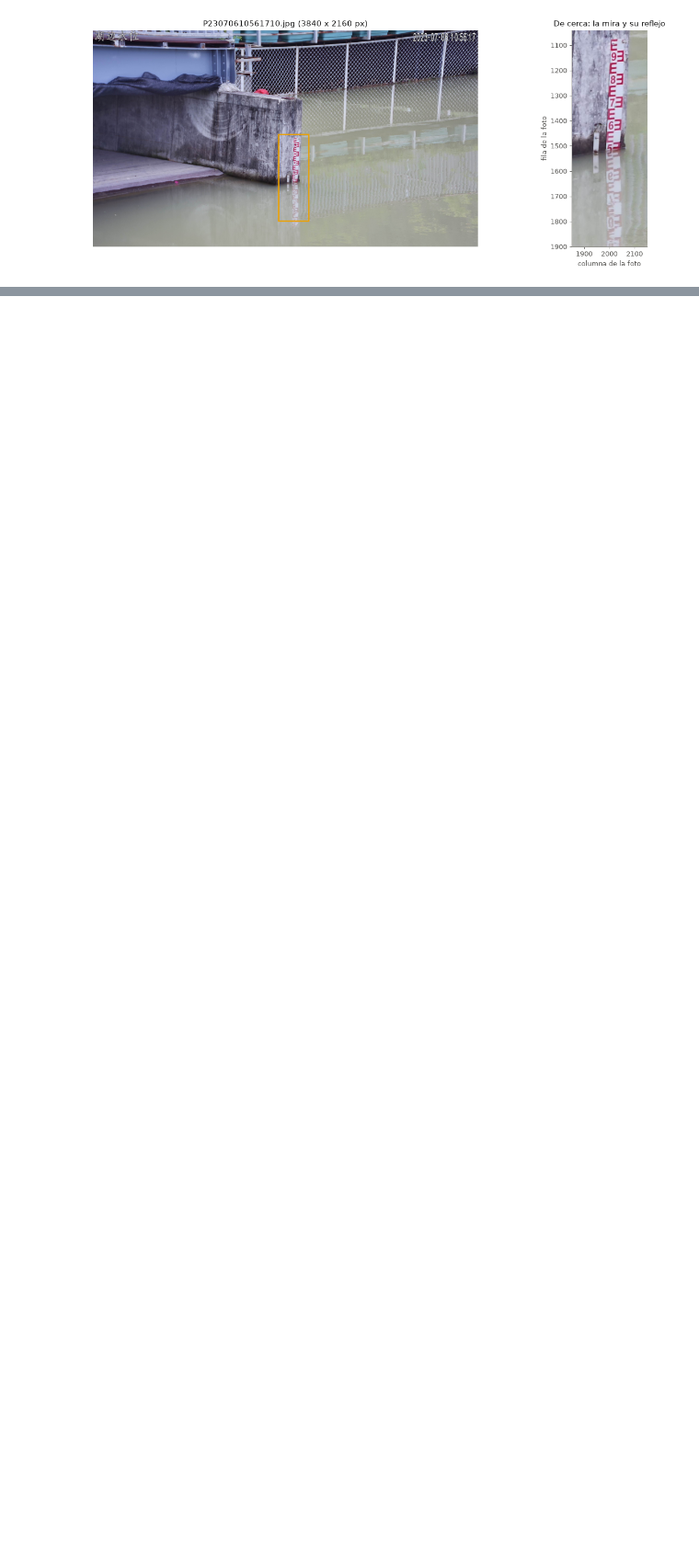
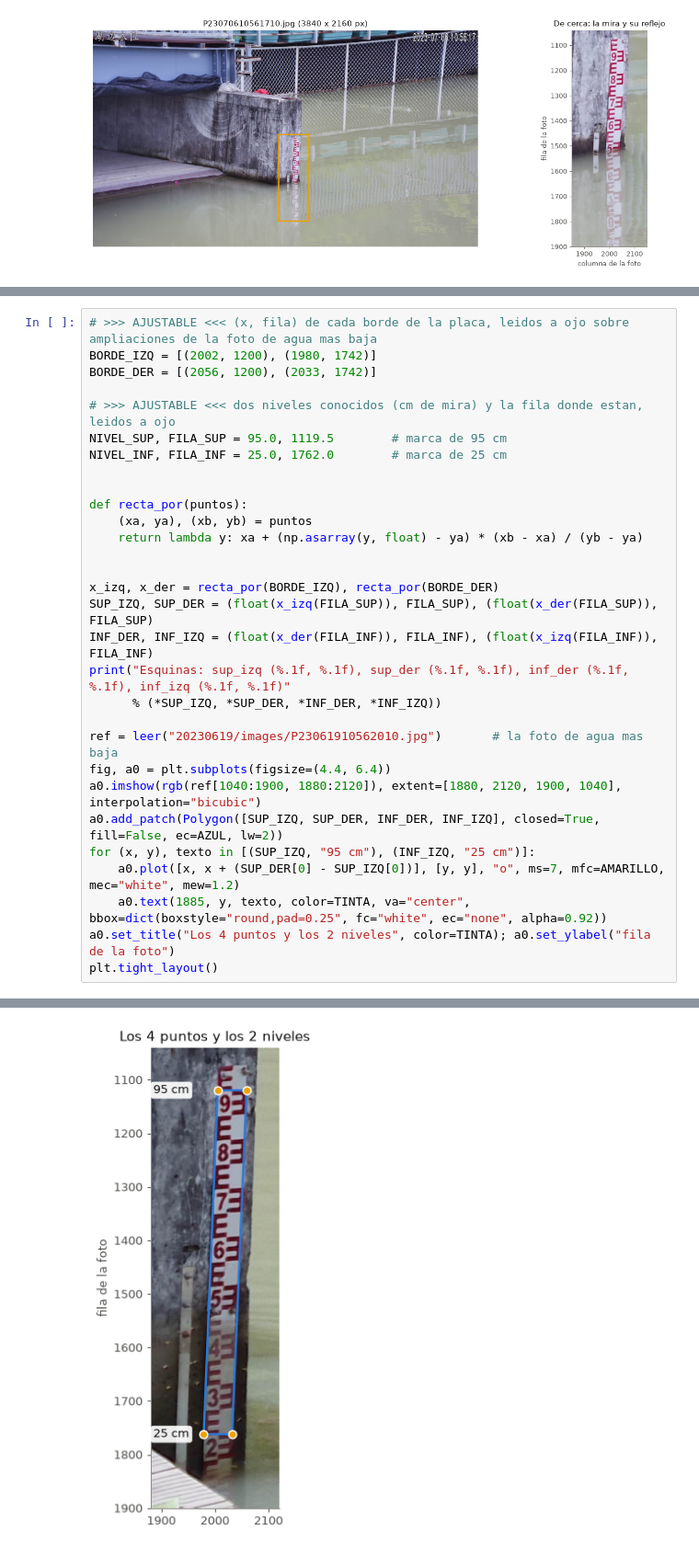
Before and after one commit to SCaballero427/medicion-de-nivel-en-canales-abiertos, a Jupyter notebook: 02_lago_china_primera_mejora/02_lago_china_primera_mejora.ipynb, the cells around one changed output, grey strips where cells are left out. Shown at 92% size. Drawn from its saved outputs; the diff is of its cells as text; blank space fills up the shorter version.

```diff
--- a/02_lago_china_primera_mejora/02_lago_china_primera_mejora.ipynb
+++ b/02_lago_china_primera_mejora/02_lago_china_primera_mejora.ipynb
@@ -137,0 +142,31 @@ plt.tight_layout()
+# %%
+# >>> AJUSTABLE <<< (x, fila) de cada borde de la placa, leidos a ojo sobre ampliaciones de la foto de agua mas baja
+BORDE_IZQ = [(2002, 1200), (1980, 1742)]
+BORDE_DER = [(2056, 1200), (2033, 1742)]
+
+# >>> AJUSTABLE <<< dos niveles conocidos (cm de mira) y la fila donde estan, leidos a ojo
+NIVEL_SUP, FILA_SUP = 95.0, 1119.5        # marca de 95 cm
+NIVEL_INF, FILA_INF = 25.0, 1762.0        # marca de 25 cm
+
+
+def recta_por(puntos):
+    (xa, ya), (xb, yb) = puntos
+    return lambda y: xa + (np.asarray(y, float) - ya) * (xb - xa) / (yb - ya)
+
+
+x_izq, x_der = recta_por(BORDE_IZQ), recta_por(BORDE_DER)
+SUP_IZQ, SUP_DER = (float(x_izq(FILA_SUP)), FILA_SUP), (float(x_der(FILA_SUP)), FILA_SUP)
+INF_DER, INF_IZQ = (float(x_der(FILA_INF)), FILA_INF), (float(x_izq(FILA_INF)), FILA_INF)
+print("Esquinas: sup_izq (%.1f, %.1f), sup_der (%.1f, %.1f), inf_der (%.1f, %.1f), inf_izq (%.1f, %.1f)"
+      % (*SUP_IZQ, *SUP_DER, *INF_DER, *INF_IZQ))
+
+ref = leer("20230619/images/P23061910562010.jpg")       # la foto de agua mas baja
+fig, a0 = plt.subplots(figsize=(4.4, 6.4))
+a0.imshow(rgb(ref[1040:1900, 1880:2120]), extent=[1880, 2120, 1900, 1040], interpolation="bicubic")
+a0.add_patch(Polygon([SUP_IZQ, SUP_DER, INF_DER, INF_IZQ], closed=True, fill=False, ec=AZUL, lw=2))
+for (x, y), texto in [(SUP_IZQ, "95 cm"), (INF_IZQ, "25 cm")]:
+    a0.plot([x, x + (SUP_DER[0] - SUP_IZQ[0])], [y, y], "o", ms=7, mfc=AMARILLO, mec="white", mew=1.2)
+    a0.text(1885, y, texto, color=TINTA, va="center", bbox=dict(boxstyle="round,pad=0.25", fc="white", ec="none", alpha=0.92))
+a0.set_title("Los 4 puntos y los 2 niveles", color=TINTA); a0.set_ylabel("fila de la foto")
+plt.tight_layout()
+# %% [output]
@@ -137,0 +174 @@ plt.tight_layout()
+[figure, added]
```
Also changed, not shown: parts of 8 cells of this notebook.
